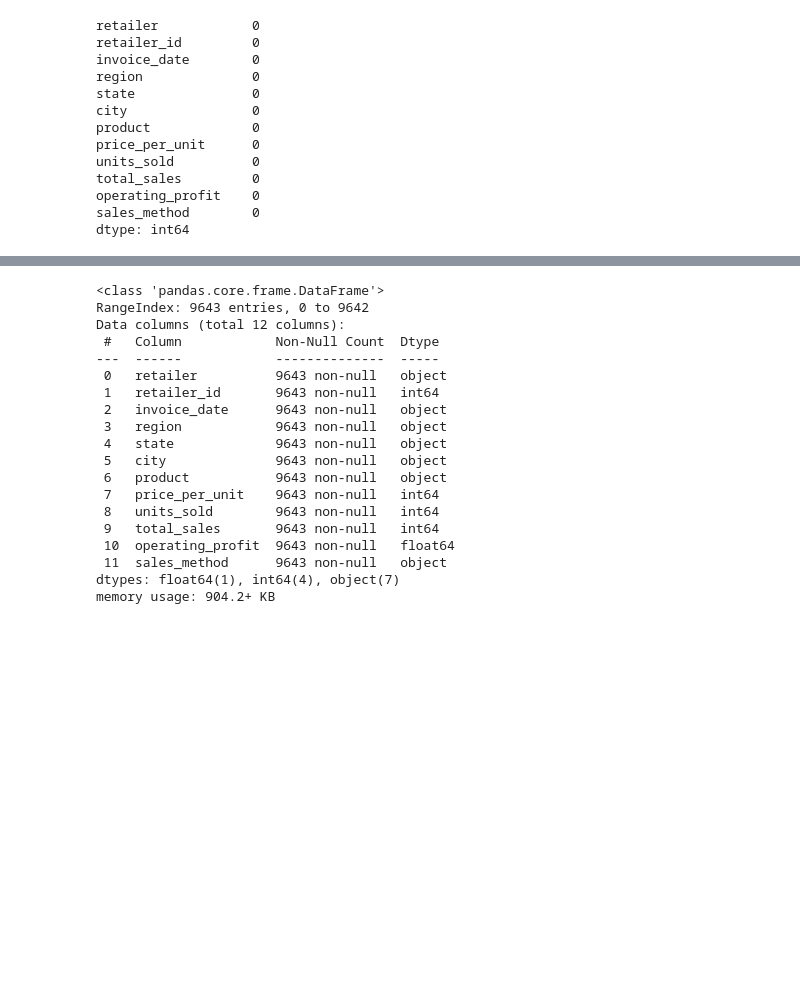
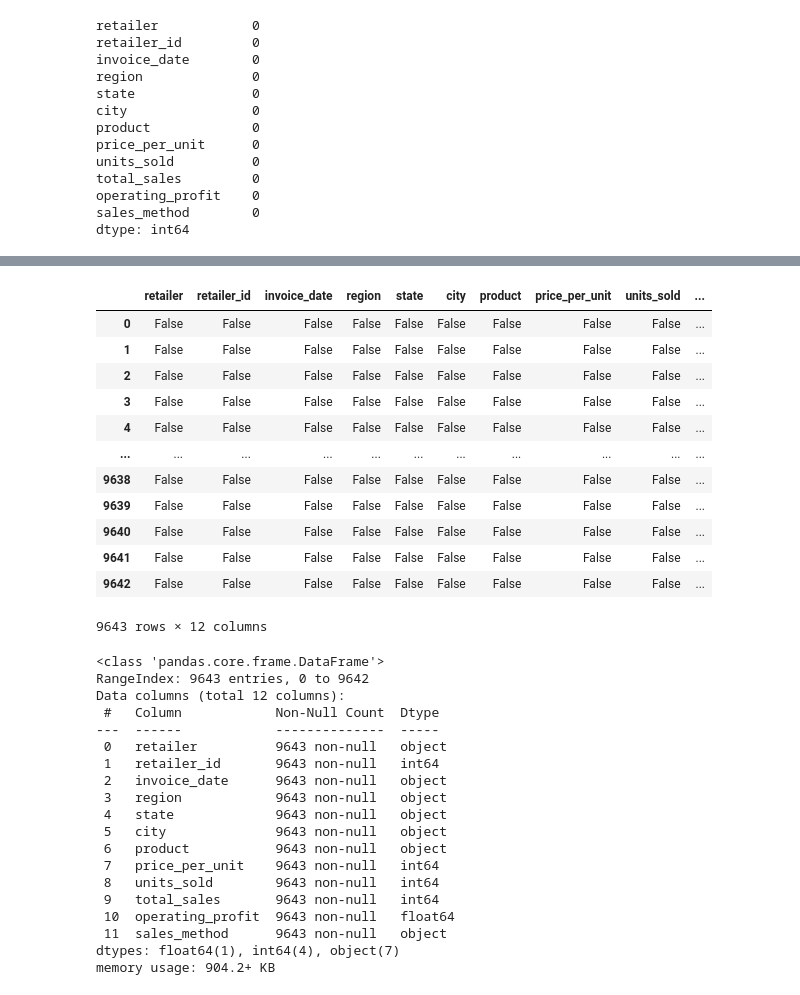
Before and after one commit to sin31415/athletic_sales_analysis, a Jupyter notebook: athletic_sales_analysis.ipynb, the cells around one changed output, grey strips where cells are left out. Drawn from its saved outputs; the diff is of its cells as text; code cells hidden in the pictures; blank space fills up the shorter version.

```diff
--- a/athletic_sales_analysis.ipynb
+++ b/athletic_sales_analysis.ipynb
@@ -119,3 +167,20 @@ dtype: int64
+# %%
+#Confirming nulls are there.
+df.isnull()
+# %% [output]
+|  | retailer | retailer_id | invoice_date | region | state | city | product | price_per_unit | units_sold | ... |
+| 0 | False | False | False | False | False | False | False | False | False | ... |
+| 1 | False | False | False | False | False | False | False | False | False | ... |
+| 2 | False | False | False | False | False | False | False | False | False | ... |
+| 3 | False | False | False | False | False | False | False | False | False | ... |
+| 4 | False | False | False | False | False | False | False | False | False | ... |
+| ... | ... | ... | ... | ... | ... | ... | ... | ... | ... | ... |
+| 9638 | False | False | False | False | False | False | False | False | False | ... |
+| 9639 | False | False | False | False | False | False | False | False | False | ... |
+| 9640 | False | False | False | False | False | False | False | False | False | ... |
+| 9641 | False | False | False | False | False | False | False | False | False | ... |
+| 9642 | False | False | False | False | False | False | False | False | False | ... |
+9643 rows × 12 columns
 # %%
 # Check the data type of each column
 df.info()
```
Also changed, not shown: parts of 27 cells of this notebook.
